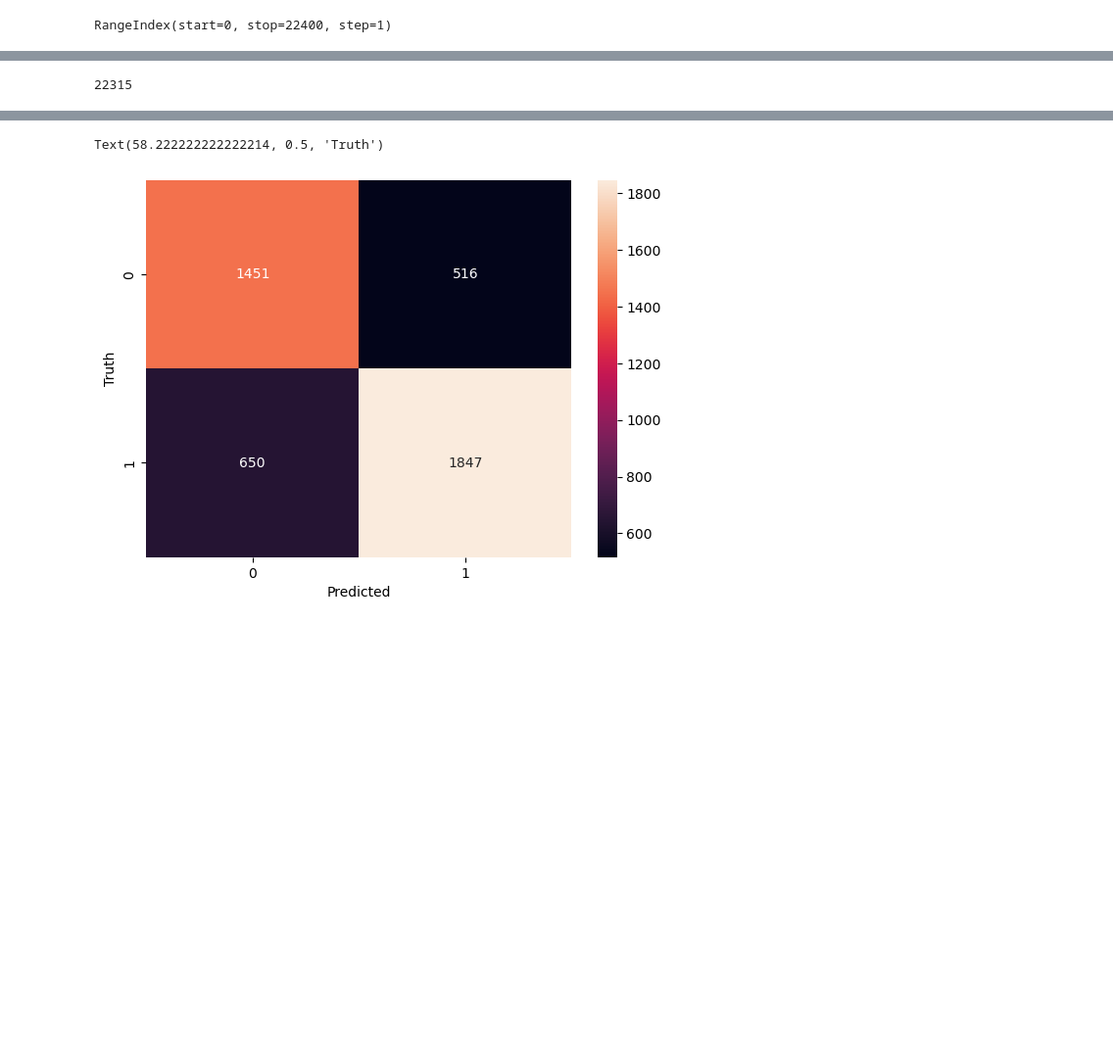
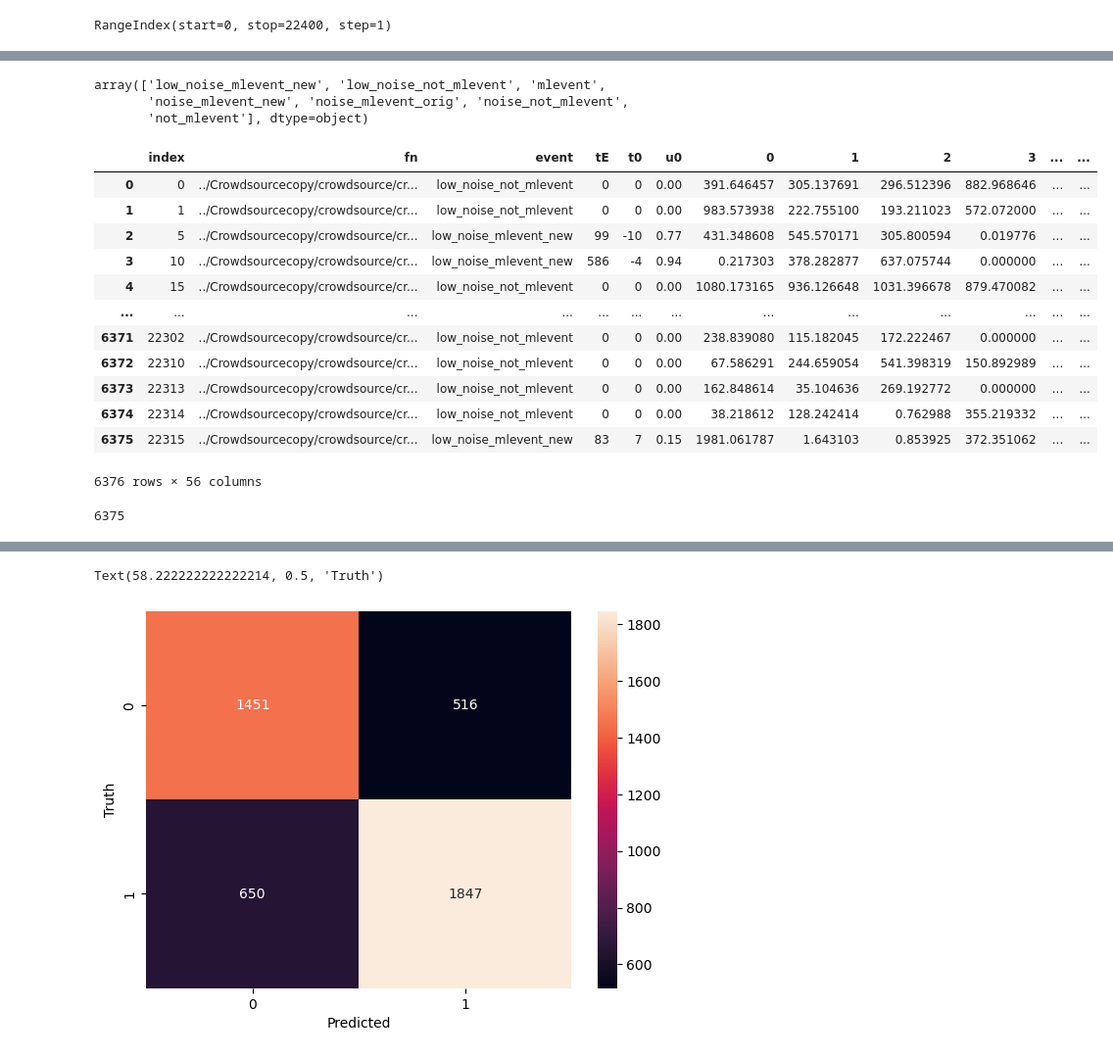
Before and after one commit to GarimaPrabhakar/microlensing-rf-toy, a Jupyter notebook: random_forest1.ipynb, the cells around one changed output, grey strips where cells are left out. Shown at 98% size. Drawn from its saved outputs; the diff is of its cells as text; code cells hidden in the pictures; blank space fills up the shorter version.

```diff
--- a/random_forest1.ipynb
+++ b/random_forest1.ipynb
@@ -51,2 +54,33 @@ display(df)
 22316 rows × 55 columns
+# %%
+event = df["event"]
+np.unique(df["event"])
+# %% [output]
+array(['low_noise_mlevent_new', 'low_noise_not_mlevent', 'mlevent',
+       'noise_mlevent_new', 'noise_mlevent_orig', 'noise_not_mlevent',
+       'not_mlevent'], dtype=object)
+# %%
+df = df.iloc[np.where((event=="low_noise_not_mlevent") | (event=="low_noise_mlevent_new"))]
+
+for count, row in df.iterrows():
+    if row["event"]=="low_noise_not_mlevent":
+        for i in range(len(row)):
+            row.iloc[i]=0
+
+df = df.reset_index()
+df
+# %% [output]
+|  | index | fn | event | tE | t0 | u0 | 0 | 1 | 2 | 3 | ... | ... |
+| 0 | 0 | ../Crowdsourcecopy/crowdsource/cr... | low_noise_not_mlevent | 0 | 0 | 0.00 | 391.646457 | 305.137691 | 296.512396 | 882.968646 | ... | ... |
+| 1 | 1 | ../Crowdsourcecopy/crowdsource/cr... | low_noise_not_mlevent | 0 | 0 | 0.00 | 983.573938 | 222.755100 | 193.211023 | 572.072000 | ... | ... |
+| 2 | 5 | ../Crowdsourcecopy/crowdsource/cr... | low_noise_mlevent_new | 99 | -10 | 0.77 | 431.348608 | 545.570171 | 305.800594 | 0.019776 | ... | ... |
+| 3 | 10 | ../Crowdsourcecopy/crowdsource/cr... | low_noise_mlevent_new | 586 | -4 | 0.94 | 0.217303 | 378.282877 | 637.075744 | 0.000000 | ... | ... |
+| 4 | 15 | ../Crowdsourcecopy/crowdsource/cr... | low_noise_not_mlevent | 0 | 0 | 0.00 | 1080.173165 | 936.126648 | 1031.396678 | 879.470082 | ... | ... |
+| ... | ... | ... | ... | ... | ... | ... | ... | ... | ... | ... | ... | ... |
+| 6371 | 22302 | ../Crowdsourcecopy/crowdsource/cr... | low_noise_not_mlevent | 0 | 0 | 0.00 | 238.839080 | 115.182045 | 172.222467 | 0.000000 | ... | ... |
+| 6372 | 22310 | ../Crowdsourcecopy/crowdsource/cr... | low_noise_not_mlevent | 0 | 0 | 0.00 | 67.586291 | 244.659054 | 541.398319 | 150.892989 | ... | ... |
+| 6373 | 22313 | ../Crowdsourcecopy/crowdsource/cr... | low_noise_not_mlevent | 0 | 0 | 0.00 | 162.848614 | 35.104636 | 269.192772 | 0.000000 | ... | ... |
+| 6374 | 22314 | ../Crowdsourcecopy/crowdsource/cr... | low_noise_not_mlevent | 0 | 0 | 0.00 | 38.218612 | 128.242414 | 0.762988 | 355.219332 | ... | ... |
+| 6375 | 22315 | ../Crowdsourcecopy/crowdsource/cr... | low_noise_mlevent_new | 83 | 7 | 0.15 | 1981.061787 | 1.643103 | 0.853925 | 372.351062 | ... | ... |
+6376 rows × 56 columns
 # %%
@@ -55,6 +93,6 @@ y = df["target"]
 # %%
 max(df.index)
 # %% [output]
-22315
+6375
 # %%
 from sklearn.model_selection import train_test_split
```
Also changed, not shown: parts of 24 cells of this notebook, 1 other file.
